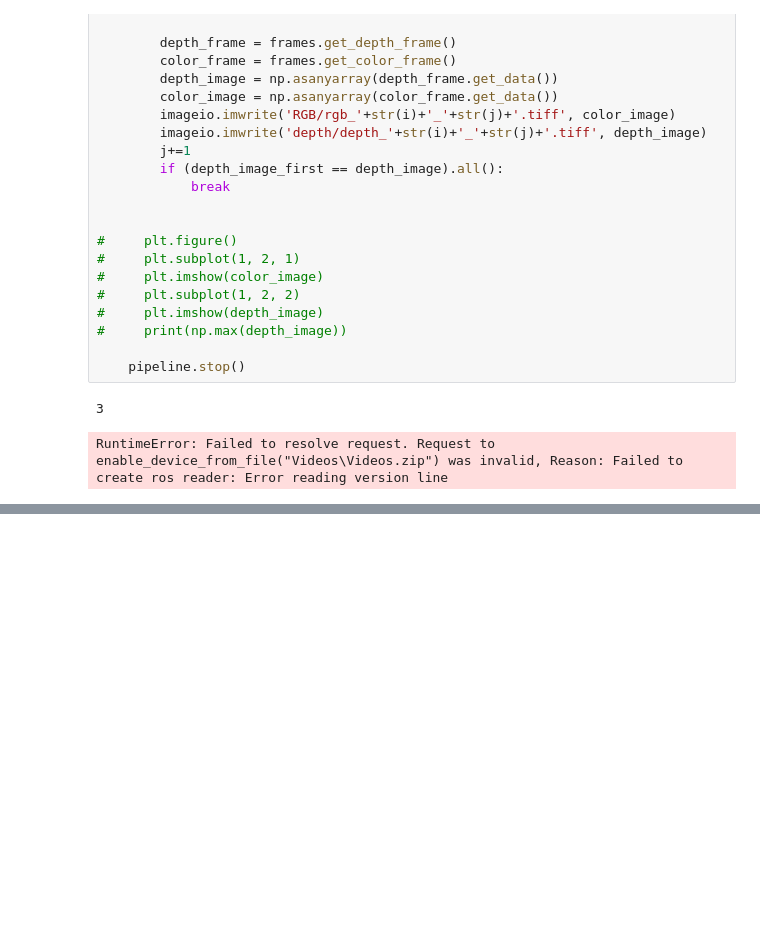
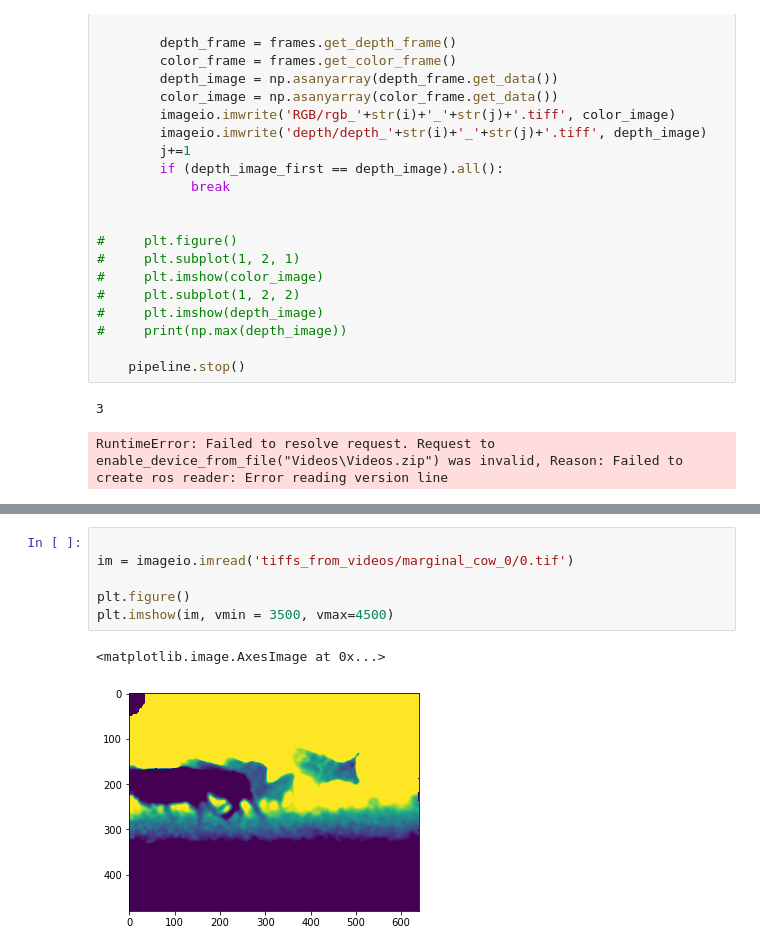
Before and after one commit to zwinkler/Automated-BCS, a Jupyter notebook: Bag Conversion Code.ipynb, the cells around one changed output, grey strips where cells are left out. Drawn from its saved outputs; the diff is of its cells as text; blank space fills up the shorter version.

```diff
--- a/Bag Conversion Code.ipynb
+++ b/Bag Conversion Code.ipynb
@@ -70,0 +195,9 @@ RuntimeError: Failed to resolve request. Request to enable_device_from_file("Vid
+# %%
+
+im = imageio.imread('tiffs_from_videos/marginal_cow_0/0.tif')
+
+plt.figure()
+plt.imshow(im, vmin = 3500, vmax=4500)
+# %% [output]
+<matplotlib.image.AxesImage at 0x...>
+[figure, added]
```
Also changed, not shown: parts of 3 cells of this notebook, 1 other file.
